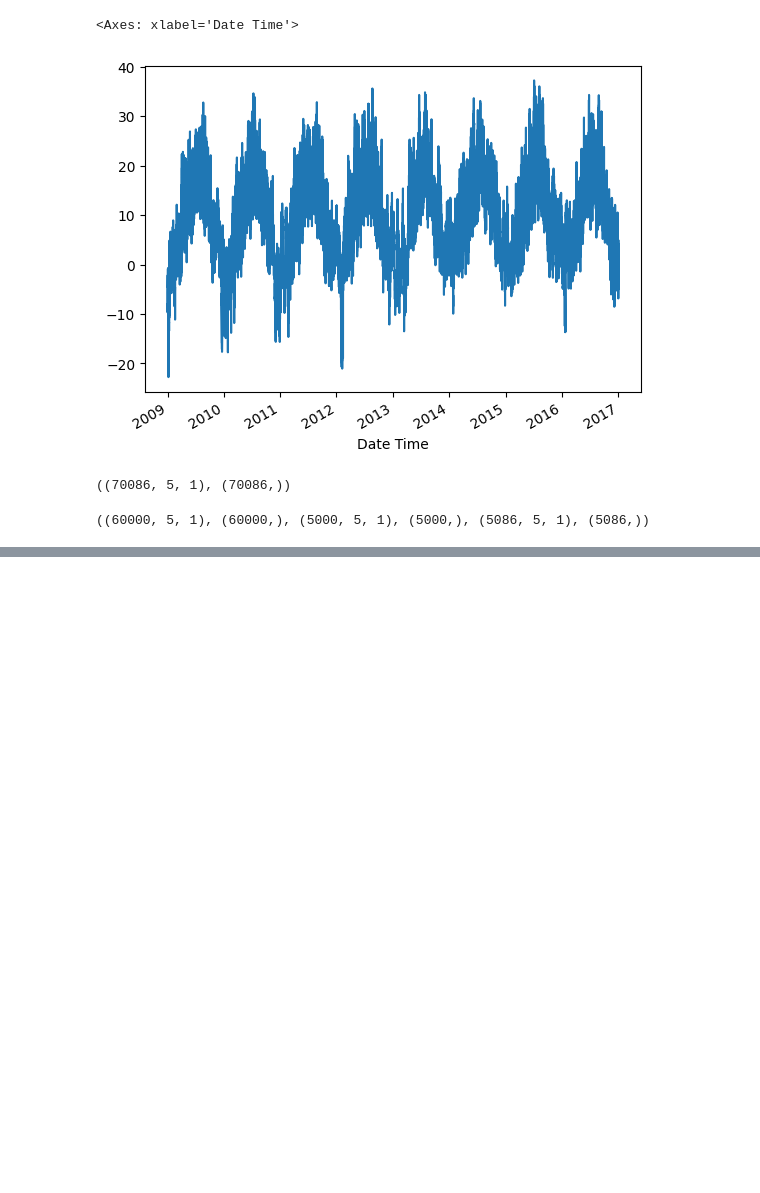
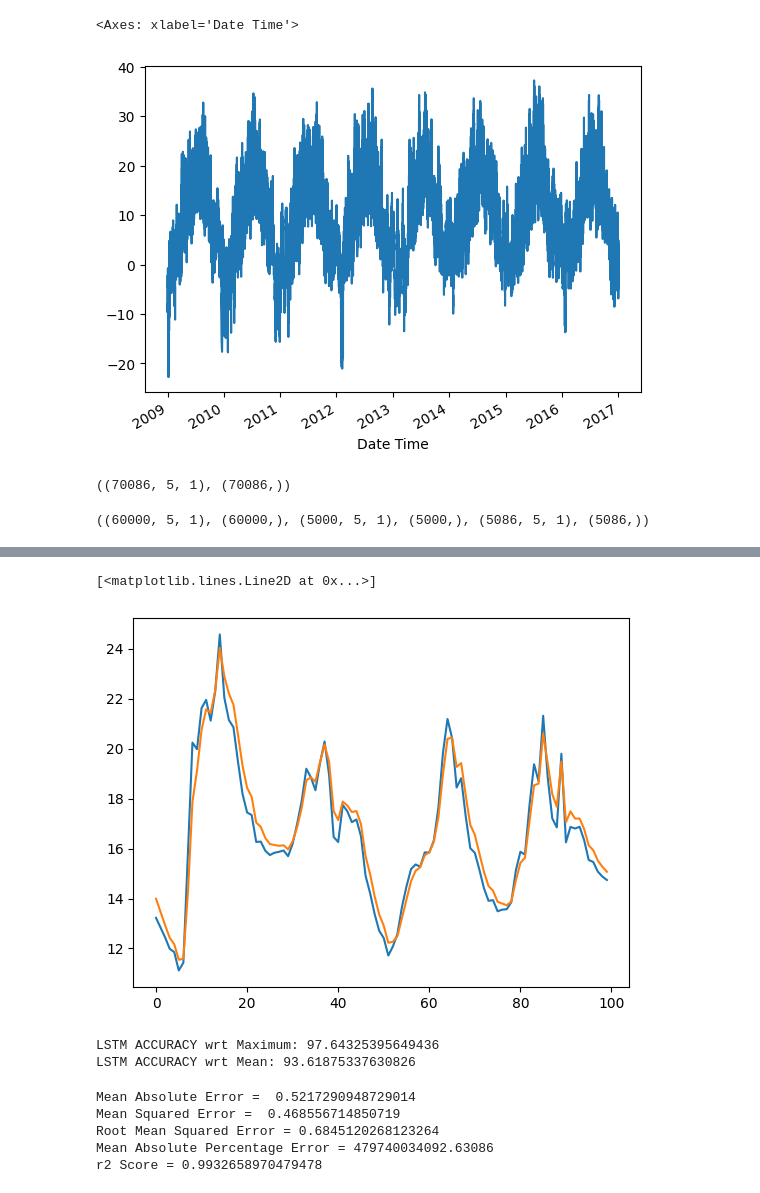
Before and after one commit to basilkjoseph/Final_Year_Project, a Jupyter notebook: LSTM_SingleVariate_temp_prediction.ipynb, the cells around one changed output, grey strips where cells are left out. Cells and saved outputs as stored; diff of their text form; code cells hidden in the pictures; blank space fills up the shorter version.

```diff
--- a/LSTM_SingleVariate_temp_prediction.ipynb
+++ b/LSTM_SingleVariate_temp_prediction.ipynb
@@ -206,0 +270,4 @@ plt.plot(val_results['Actuals'][:100])
+# %%
+test_predictions=model1.predict(X_test).flatten()
+test_results=pd.DataFrame(data={'Test Prediction':test_predictions[1:],'Actuals': y_test[:-1]})
+test_results
@@ -206,0 +289,17 @@ plt.plot(val_results['Actuals'][:100])
+# %%
+plt.plot(test_results['Test Prediction'][:100])
+plt.plot(test_results['Actuals'][:100])
+# %% [output]
+[<matplotlib.lines.Line2D at 0x...>]
+[figure, added]
+# %%
+rmse3 = np.sqrt(mean_squared_error(test_results['Test Prediction'], test_results['Actuals']))
+Maximum_test=(test_results['Actuals']).max()
+Mean_test=(test_results['Actuals']).mean()
+accuracy_test1=100-(rmse1/Maximum_test)*100
+accuracy_test2=100-(rmse1/Mean_test)*100
+print(f"LSTM ACCURACY wrt Maximum: {accuracy_test1}")
+print(f"LSTM ACCURACY wrt Mean: {accuracy_test2}")
+# %% [output]
+LSTM ACCURACY wrt Maximum: 97.64325395649436
+LSTM ACCURACY wrt Mean: 93.61875337630826
@@ -206,0 +311,12 @@ plt.plot(val_results['Actuals'][:100])
+# %%
+print("Mean Absolute Error = ", mae3)
+print("Mean Squared Error = ", mse3)
+print("Root Mean Squared Error =", rmse3)
+print("Mean Absolute Percentage Error =", mape3)
+print("r2 Score =", r23)
+# %% [output]
+Mean Absolute Error =  0.5217290948729014
+Mean Squared Error =  0.468556714850719
+Root Mean Squared Error = 0.6845120268123264
+Mean Absolute Percentage Error = 479740034092.63086
+r2 Score = 0.9932658970479478
```
Also changed, not shown: parts of 14 cells of this notebook.
